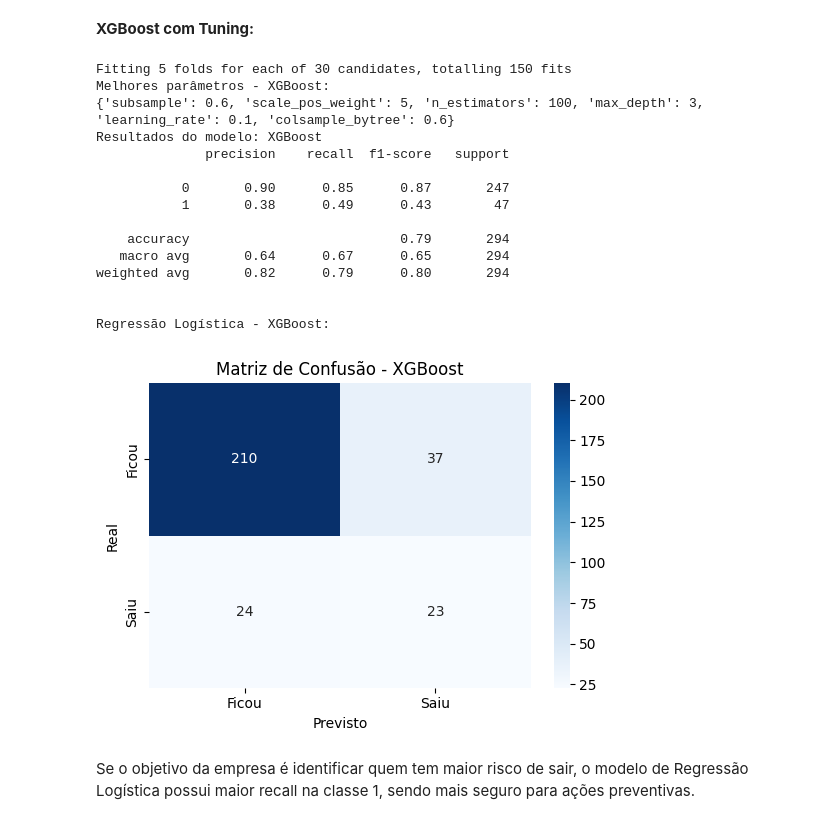
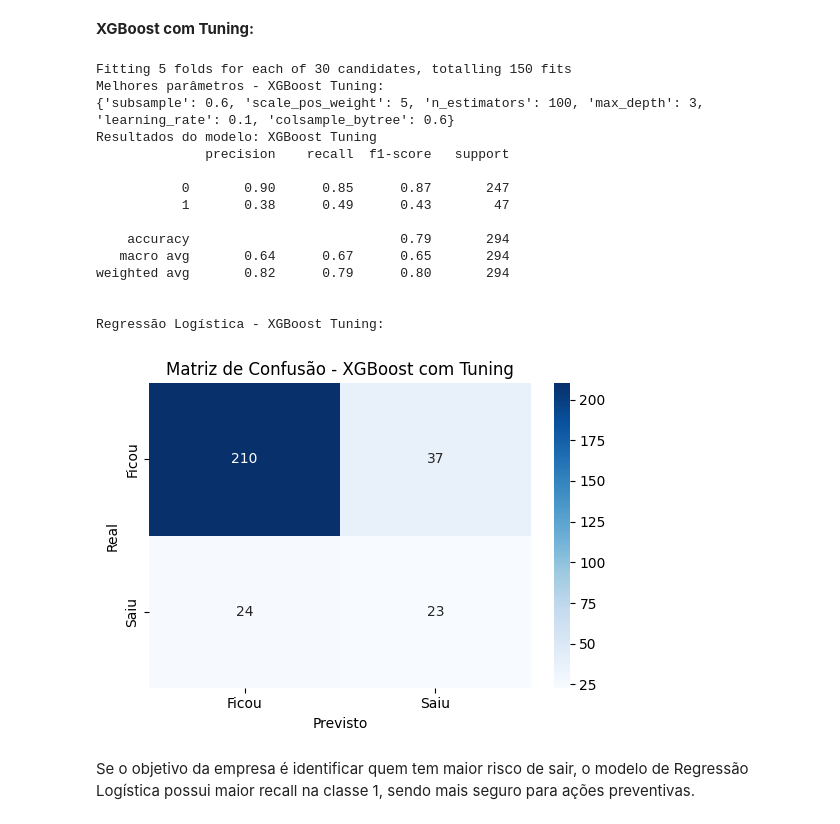
Before and after one commit to keyscarvalho/predicao_turnover, a Jupyter notebook: analise.ipynb, the cells around one changed output. Cells and saved outputs as stored; diff of their text form; code cells hidden in the pictures.

```diff
--- a/analise.ipynb
+++ b/analise.ipynb
@@ -518,44 +518,44 @@ random_search_xgb = RandomizedSearchCV(
 
 random_search_xgb.fit(X_train, y_train)
 
-print('Melhores parâmetros - XGBoost:')
+print('Melhores parâmetros - XGBoost Tuning:')
 print(random_search_xgb.best_params_)
 
 # avaliando modelo
 y_pred_xgbt = random_search_xgb.predict(X_test)
-print(f'Resultados do modelo: XGBoost')
+print(f'Resultados do modelo: XGBoost Tuning')
 print(classification_report(y_test, y_pred_xgbt))
 
 # matriz de confusão - xgboost com tuning
 cm_xgbt = confusion_matrix(y_test, random_search_xgb.predict(X_test))
 tn, fp, fn, tp = cm_xgbt.ravel()
 
 # MATRIZ XGBOOST COM TUNING
-print(f'\nRegressão Logística - XGBoost:')
+print(f'\nRegressão Logística - XGBoost Tuning:')
 plt.figure(figsize=(5.5, 4))
 sns.heatmap(cm_xgbt, annot=True, fmt='d', cmap='Blues', xticklabels=['Ficou', 'Saiu'], yticklabels=['Ficou', 'Saiu'])
-plt.title('Matriz de Confusão - XGBoost')
+plt.title('Matriz de Confusão - XGBoost com Tuning')
 plt.xlabel('Previsto')
 plt.ylabel('Real')
 plt.tight_layout()
 plt.show()
 # %% [output]
 Fitting 5 folds for each of 30 candidates, totalling 150 fits
-Melhores parâmetros - XGBoost:
+Melhores parâmetros - XGBoost Tuning:
 {'subsample': 0.6, 'scale_pos_weight': 5, 'n_estimators': 100, 'max_depth': 3, 'learning_rate': 0.1, 'colsample_bytree': 0.6}
-Resultados do modelo: XGBoost
+Resultados do modelo: XGBoost Tuning
               precision    recall  f1-score   support
 
            0       0.90      0.85      0.87       247
            1       0.38      0.49      0.43        47
 
     accuracy                           0.79       294
    macro avg       0.64      0.67      0.65       294
 weighted avg       0.82      0.79      0.80       294
 
 
-Regressão Logística - XGBoost:
+Regressão Logística - XGBoost Tuning:
-[figure, old version]
+[figure, new version]
 # %% [markdown]
 Se o objetivo da empresa é identificar quem tem maior risco de sair, o modelo de Regressão Logística possui maior recall na classe 1, sendo mais seguro para ações preventivas.
 # %% [markdown]
```
Also changed, not shown: parts of 2 cells of this notebook.
